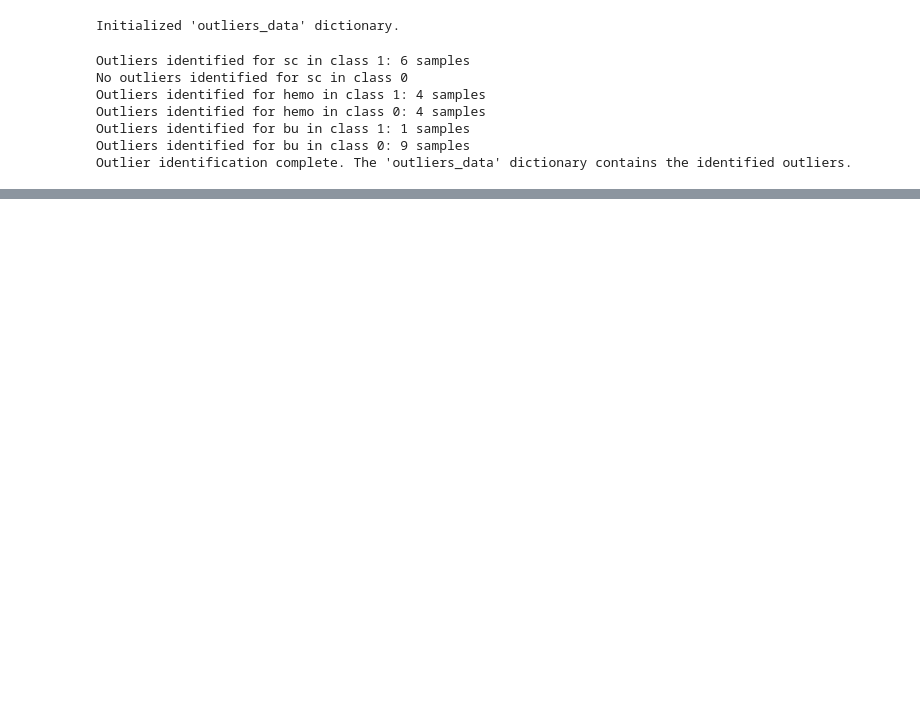
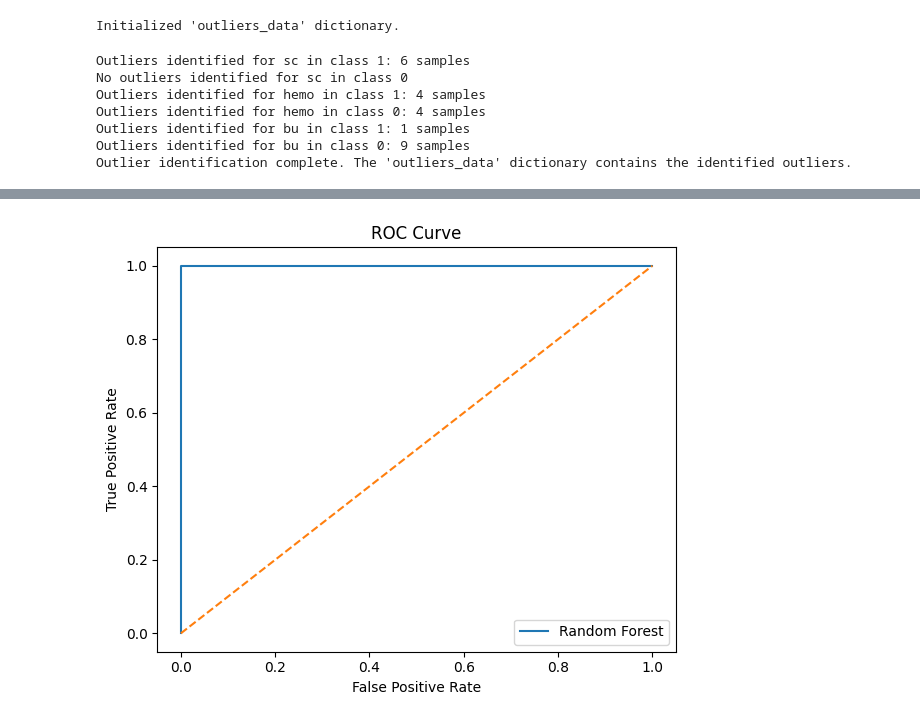
Before and after one commit to ap-vp/DS-2002, a Jupyter notebook: DS3001_project.ipynb, the cells around one changed output, grey strips where cells are left out. Cells and saved outputs as stored; diff of their text form; code cells hidden in the pictures; blank space fills up the shorter version.

```diff
--- a/DS3001_project.ipynb
+++ b/DS3001_project.ipynb
@@ -916,0 +481,13 @@ Provide a comprehensive response addressing all parts of the user's request, syn
+# %%
+from sklearn.linear_model import LogisticRegression
+from sklearn.metrics import accuracy_score, precision_score, recall_score, f1_score, roc_auc_score, confusion_matrix, classification_report
+
+#create logistic regression model
+log_reg = LogisticRegression(class_weight='balanced', max_iter=1000)
+
+#fit the model
+log_reg.fit(X_train, y_train)
+
+#predict on test set
+y_pred = log_reg.predict(X_test)
+y_proba = log_reg.predict_proba(X_test)[:, 1]  # needed for AUC
@@ -916,0 +587,17 @@ Provide a comprehensive response addressing all parts of the user's request, syn
+# %%
+#predictions
+y_pred_rf = best_rf.predict(X_test)
+y_proba_rf = best_rf.predict_proba(X_test)[:, 1]
+
+print("=== Random Forest Evaluation ===")
+print("Accuracy :", accuracy_score(y_test, y_pred_rf))
+print("Precision:", precision_score(y_test, y_pred_rf))
+print("Recall   :", recall_score(y_test, y_pred_rf))   # key in CKD
+print("F1-score :", f1_score(y_test, y_pred_rf))
+print("ROC-AUC :", roc_auc_score(y_test, y_proba_rf))
+
+print("\nClassification Report:")
+print(classification_report(y_test, y_pred_rf))
+
+print("\nConfusion Matrix:")
+print(confusion_matrix(y_test, y_pred_rf))
@@ -916,0 +622,16 @@ Provide a comprehensive response addressing all parts of the user's request, syn
+# %%
+#ROC curves
+fpr_rf, tpr_rf, _ = roc_curve(y_test, y_proba_rf)
+
+plt.figure(figsize=(6,5))
+plt.plot(fpr_rf, tpr_rf, label='Random Forest')
+
+plt.plot([0,1], [0,1], linestyle='--')
+plt.xlabel('False Positive Rate')
+plt.ylabel('True Positive Rate')
+plt.title('ROC Curve')
+plt.legend()
+plt.tight_layout()
+plt.show()
+# %% [output]
+[figure, added]
```
Also changed, not shown: parts of 38 cells of this notebook.
